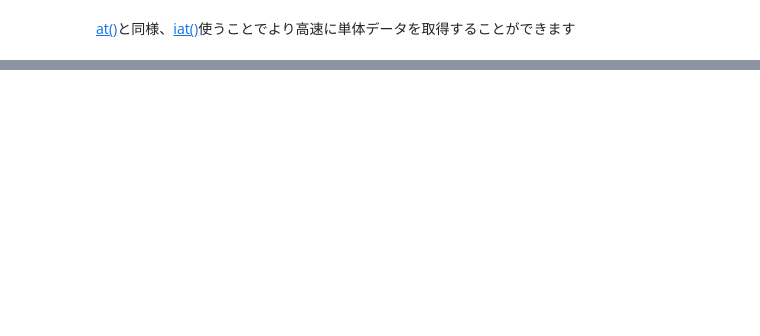
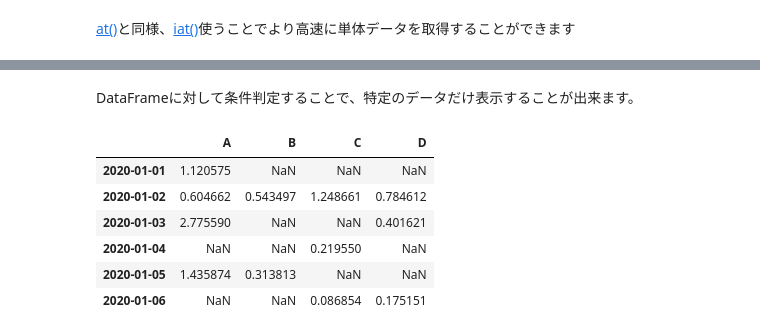
Before and after one commit to eda3/pandas, a Jupyter notebook: 10_minutes_to_pandas.ipynb, the cells around one changed output, grey strips where cells are left out. Saved outputs shown, nothing was run; the diff lists cells and outputs as text; code cells hidden in the pictures; blank space fills up the shorter version.

```diff
--- a/10_minutes_to_pandas.ipynb
+++ b/10_minutes_to_pandas.ipynb
@@ -466 +487,13 @@ df
+# %% [markdown]
+DataFrameに対して条件判定することで、特定のデータだけ表示することが出来ます。
+# %%
+df[df > 0]
+# %% [output]
+|  | A | B | C | D |
+| 2020-01-01 | 1.120575 | NaN | NaN | NaN |
+| 2020-01-02 | 0.604662 | 0.543497 | 1.248661 | 0.784612 |
+| 2020-01-03 | 2.775590 | NaN | NaN | 0.401621 |
+| 2020-01-04 | NaN | NaN | 0.219550 | NaN |
+| 2020-01-05 | 1.435874 | 0.313813 | NaN | NaN |
+| 2020-01-06 | NaN | NaN | 0.086854 | 0.175151 |
 # %% [markdown]
```
Also changed, not shown: parts of 42 cells of this notebook.
